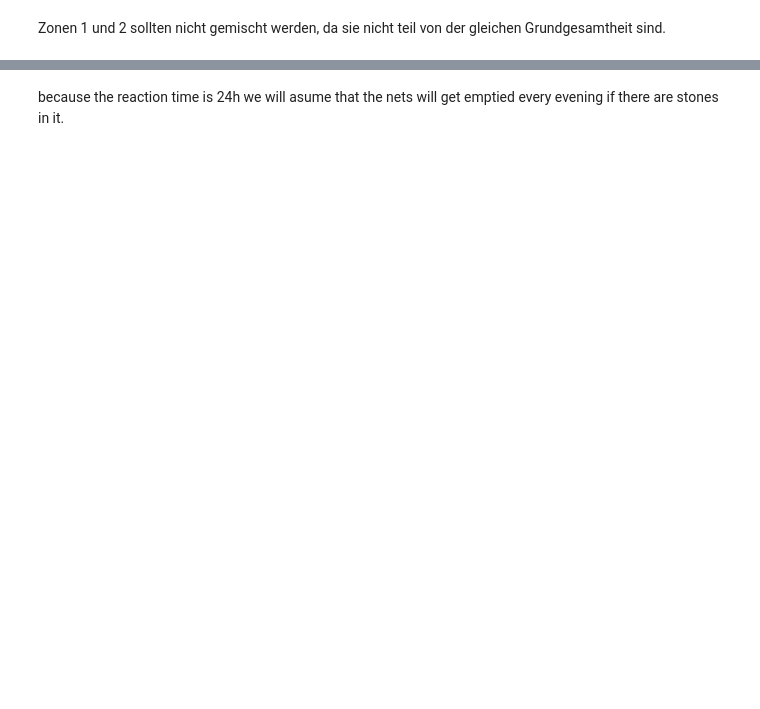
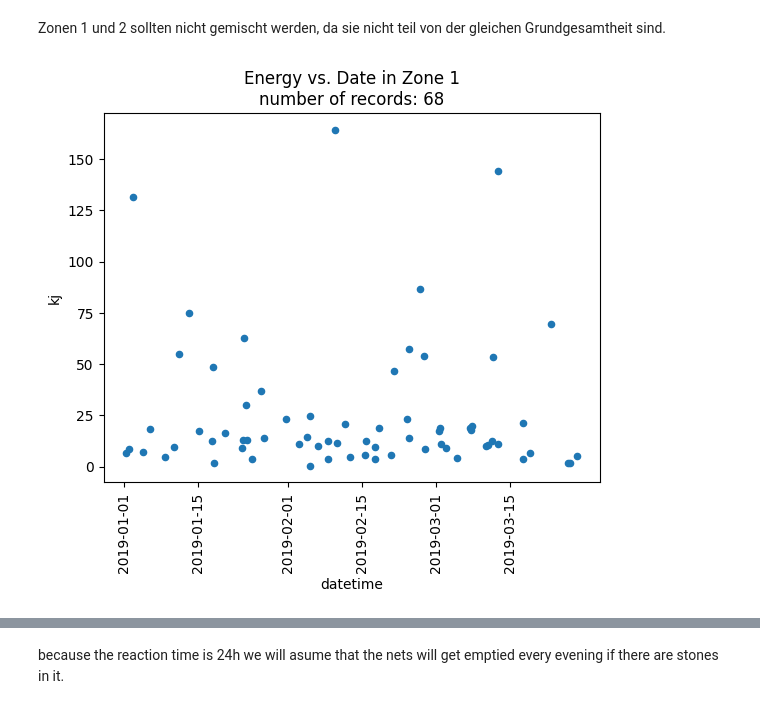
Before and after one commit to staldenhoefler/Steinschlag, a Jupyter notebook: steinschlag.ipynb, the cells around one changed output, grey strips where cells are left out. Drawn from its saved outputs; the diff is of its cells as text; code cells hidden in the pictures; blank space fills up the shorter version.

```diff
--- a/steinschlag.ipynb
+++ b/steinschlag.ipynb
@@ -99,6 +167,6 @@ def add_time_differences(df):
 
 def add_energy(df):
     """Adds the energy to the dataframe."""
-    df["kj"] = 0.5 * df["kg"] * df["m/s"] ** 2
+    df["kj"] = 0.5 * df["kg"] * df["m/s"] ** 2 / 1000
     return df
 # %%
@@ -109,7 +190,2 @@ zone2 = add_energy(zone2)
-# %%
-zone1 = add_time_differences(zone1)
-zone2 = add_time_differences(zone2)
-print(zone1.head())
-print(zone2.head())
 # %% [markdown]
 ## Visualizierung
@@ -145,2 +203,39 @@ plt.show()
 # %% [markdown]
 Zonen 1 und 2 sollten nicht gemischt werden, da sie nicht teil von der gleichen Grundgesamtheit sind.
+# %%
+def scatter_plot(
+    df: pd.DataFrame,
+    col: str,
+    colorbar=False,
+    title=None,
+):
+    """Plots the given column of the given data frame as a scatter plot."""
+    if title is None:
+        title = f"{col.upper()} vs. Date"
+    title = title + f"\nnumber of records: {len(df)}"
+    df["datetime"] = pd.to_datetime(df["datetime"])
+    ax = df.plot.scatter(x="datetime", y=col, colorbar=colorbar)
+    ax.xaxis.set_major_formatter(mdates.DateFormatter("%Y-%m-%d"))
+    ax.xaxis.set_major_locator(mdates.AutoDateLocator())
+    plt.title(
+        f"{col} vs. date\nnumber of records: {len(df)}"
+        if title is None
+        else title
+    )
+    plt.xticks(rotation=90)
+
+
+def plot_histogram(df: pd.DataFrame, col: str, zone: int, title: str = None):
+    """Plots the given column of the given dataframe as a histogram."""
+    if title is None:
+        title = f"{col.upper()} for Zone {zone}"
+    title = title + f"\nnumber of records: {len(df)}"
+    df[col].hist(bins=np.sqrt(len(df[col])).astype(int) * 6)
+    plt.xlabel(col.upper())
+    plt.ylabel("Frequency")
+    plt.title(title)
+    plt.show()
+# %%
+scatter_plot(zone1, "kj", title="Energy vs. Date in Zone 1")
+# %% [output]
+[figure, added]
```
Also changed, not shown: parts of 40 cells of this notebook.
